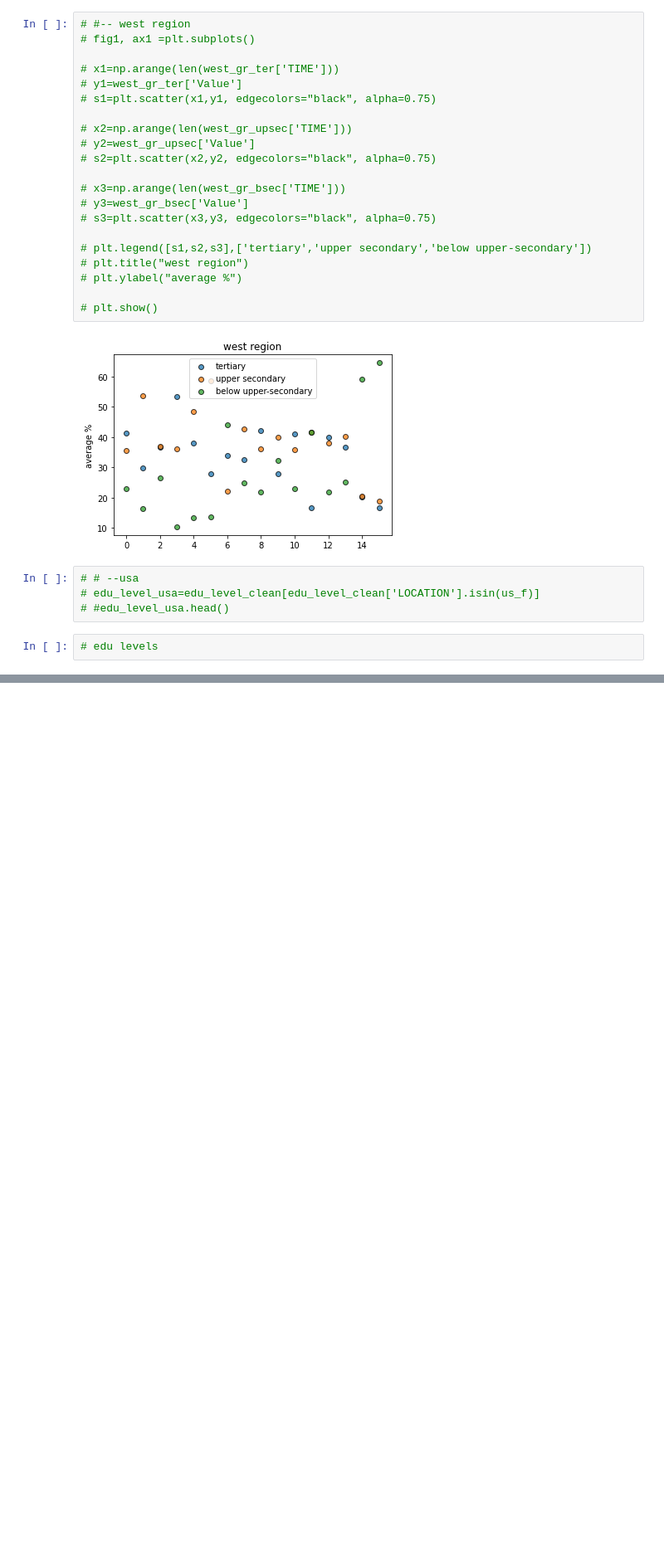
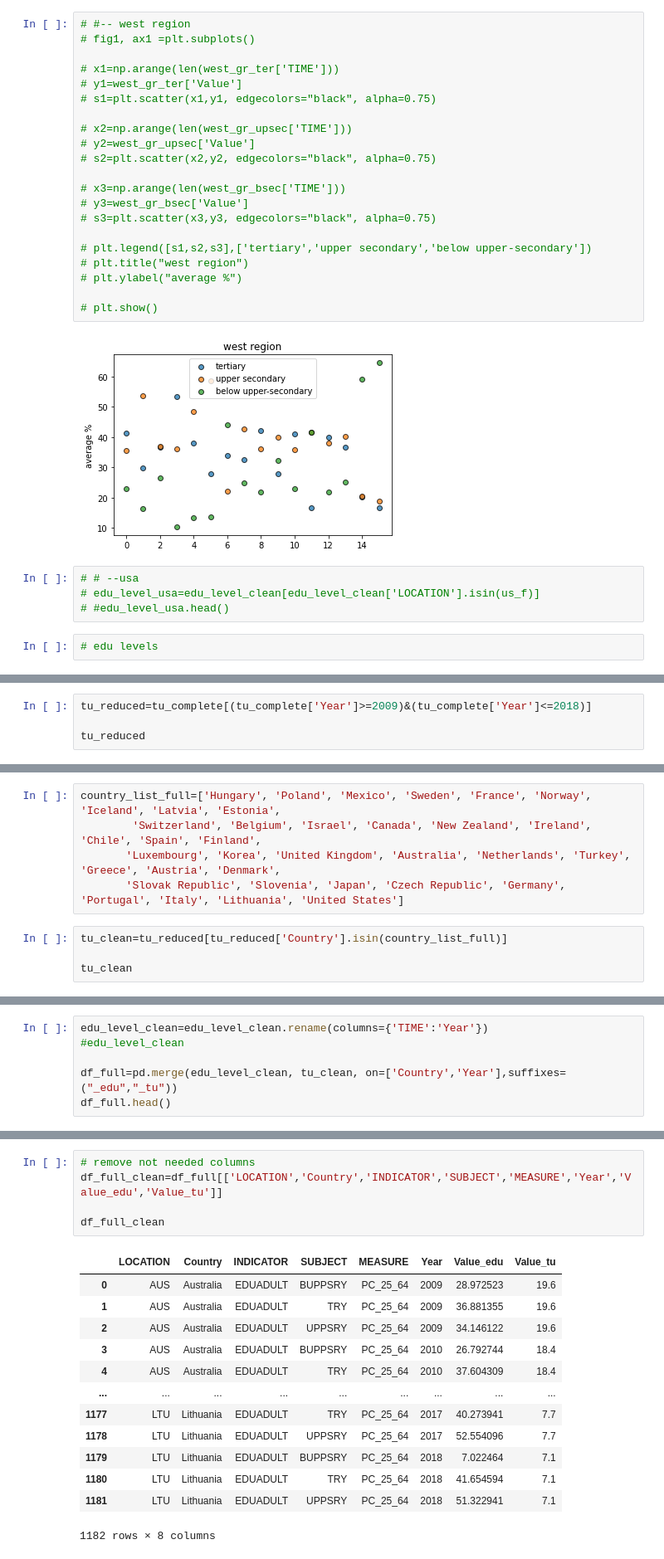
Before and after one commit to Simon-Xu-Lan/Data-Project-1-Income-Inequality, a Jupyter notebook: Edu_adult_level.ipynb, the cells around one changed output, grey strips where cells are left out. Shown at 83% size. Saved outputs shown, nothing was run; the diff lists cells and outputs as text; blank space fills up the shorter version.

```diff
--- a/Edu_adult_level.ipynb
+++ b/Edu_adult_level.ipynb
@@ -200,0 +282,4 @@ west_gr_bsec=edu_level_west[edu_level_west['SUBJECT']=='BUPPSRY'].groupby(edu_le
+# %%
+tu_reduced=tu_complete[(tu_complete['Year']>=2009)&(tu_complete['Year']<=2018)]
+
+tu_reduced
@@ -200,0 +304,9 @@ west_gr_bsec=edu_level_west[edu_level_west['SUBJECT']=='BUPPSRY'].groupby(edu_le
+# %%
+country_list_full=['Hungary', 'Poland', 'Mexico', 'Sweden', 'France', 'Norway', 'Iceland', 'Latvia', 'Estonia',
+        'Switzerland', 'Belgium', 'Israel', 'Canada', 'New Zealand', 'Ireland', 'Chile', 'Spain', 'Finland',
+       'Luxembourg', 'Korea', 'United Kingdom', 'Australia', 'Netherlands', 'Turkey', 'Greece', 'Austria', 'Denmark',
+       'Slovak Republic', 'Slovenia', 'Japan', 'Czech Republic', 'Germany', 'Portugal', 'Italy', 'Lithuania', 'United States']
+# %%
+tu_clean=tu_reduced[tu_reduced['Country'].isin(country_list_full)]
+
+tu_clean
@@ -200,0 +327,6 @@ west_gr_bsec=edu_level_west[edu_level_west['SUBJECT']=='BUPPSRY'].groupby(edu_le
+# %%
+edu_level_clean=edu_level_clean.rename(columns={'TIME':'Year'})
+#edu_level_clean
+
+df_full=pd.merge(edu_level_clean, tu_clean, on=['Country','Year'],suffixes=("_edu","_tu"))
+df_full.head()
@@ -200,0 +340,19 @@ west_gr_bsec=edu_level_west[edu_level_west['SUBJECT']=='BUPPSRY'].groupby(edu_le
+# %%
+# remove not needed columns
+df_full_clean=df_full[['LOCATION','Country','INDICATOR','SUBJECT','MEASURE','Year','Value_edu','Value_tu']]
+
+df_full_clean
+# %% [output]
+|  | LOCATION | Country | INDICATOR | SUBJECT | MEASURE | Year | Value_edu | Value_tu |
+| 0 | AUS | Australia | EDUADULT | BUPPSRY | PC_25_64 | 2009 | 28.972523 | 19.6 |
+| 1 | AUS | Australia | EDUADULT | TRY | PC_25_64 | 2009 | 36.881355 | 19.6 |
+| 2 | AUS | Australia | EDUADULT | UPPSRY | PC_25_64 | 2009 | 34.146122 | 19.6 |
+| 3 | AUS | Australia | EDUADULT | BUPPSRY | PC_25_64 | 2010 | 26.792744 | 18.4 |
+| 4 | AUS | Australia | EDUADULT | TRY | PC_25_64 | 2010 | 37.604309 | 18.4 |
+| ... | ... | ... | ... | ... | ... | ... | ... | ... |
+| 1177 | LTU | Lithuania | EDUADULT | TRY | PC_25_64 | 2017 | 40.273941 | 7.7 |
+| 1178 | LTU | Lithuania | EDUADULT | UPPSRY | PC_25_64 | 2017 | 52.554096 | 7.7 |
+| 1179 | LTU | Lithuania | EDUADULT | BUPPSRY | PC_25_64 | 2018 | 7.022464 | 7.1 |
+| 1180 | LTU | Lithuania | EDUADULT | TRY | PC_25_64 | 2018 | 41.654594 | 7.1 |
+| 1181 | LTU | Lithuania | EDUADULT | UPPSRY | PC_25_64 | 2018 | 51.322941 | 7.1 |
+1182 rows × 8 columns
```
Also changed, not shown: parts of 30 cells of this notebook, 7 other files.
